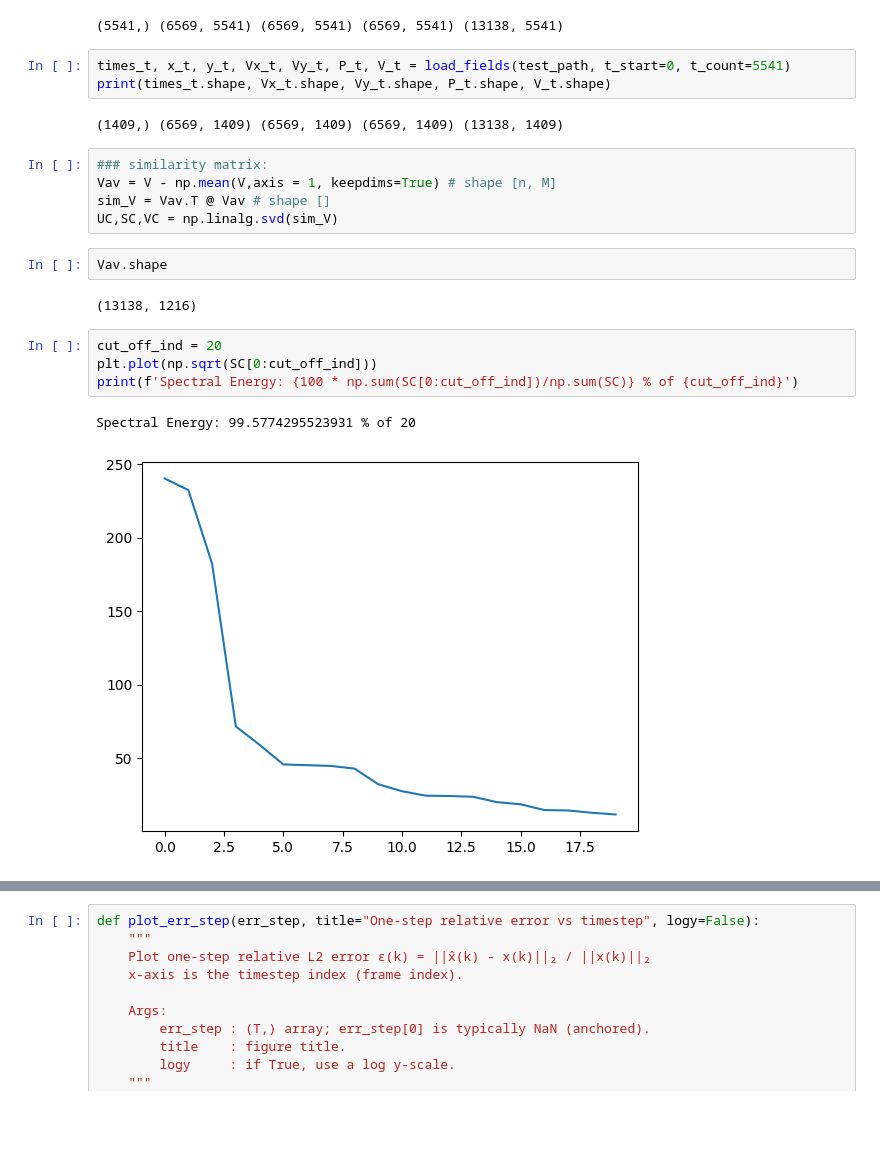
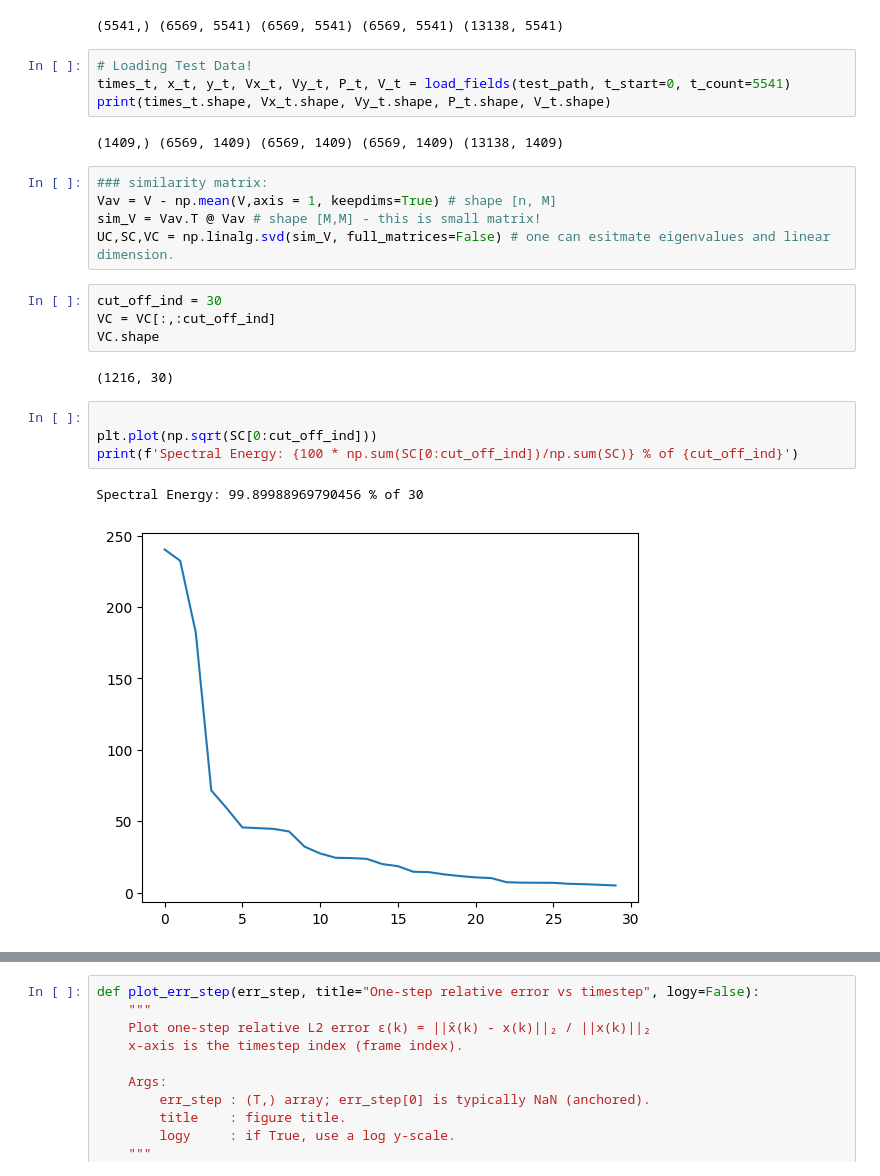
Before and after one commit to StephenVintskevich/bstt2, a Jupyter notebook: notebooks/dmd_crossflow.ipynb, the cells around one changed output, grey strips where cells are left out. Drawn from its saved outputs; the diff is of its cells as text; blank space fills up the shorter version.

```diff
--- a/notebooks/dmd_crossflow.ipynb
+++ b/notebooks/dmd_crossflow.ipynb
@@ -185,6 +179,7 @@ assert X.shape == Xprime.shape
 # %% [output]
 (5541,) (6569, 5541) (6569, 5541) (6569, 5541) (13138, 5541)
 # %%
+# Loading Test Data!
 times_t, x_t, y_t, Vx_t, Vy_t, P_t, V_t = load_fields(test_path, t_start=0, t_count=5541)
 print(times_t.shape, Vx_t.shape, Vy_t.shape, P_t.shape, V_t.shape)
 # %% [output]
@@ -192,18 +187,20 @@ print(times_t.shape, Vx_t.shape, Vy_t.shape, P_t.shape, V_t.shape)
 # %%
 ### similarity matrix:
 Vav = V - np.mean(V,axis = 1, keepdims=True) # shape [n, M]
-sim_V = Vav.T @ Vav # shape []
-UC,SC,VC = np.linalg.svd(sim_V)
+sim_V = Vav.T @ Vav # shape [M,M] - this is small matrix!
+UC,SC,VC = np.linalg.svd(sim_V, full_matrices=False) # one can esitmate eigenvalues and linear dimension.
-# %%
-Vav.shape
-# %% [output]
-(13138, 1216)
+# %%
+cut_off_ind = 30
+VC = VC[:,:cut_off_ind]
+VC.shape
+# %% [output]
+(1216, 30)
 # %%
-cut_off_ind = 20
+
 plt.plot(np.sqrt(SC[0:cut_off_ind]))
 print(f'Spectral Energy: {100 * np.sum(SC[0:cut_off_ind])/np.sum(SC)} % of {cut_off_ind}')
 # %% [output]
-Spectral Energy: 99.5774295523931 % of 20
+Spectral Energy: 99.89988969790456 % of 30
-[figure, old version]
+[figure, new version]
 # %%
 # Data reorganization:
```
Also changed, not shown: parts of 16 cells of this notebook, 1 other file.
